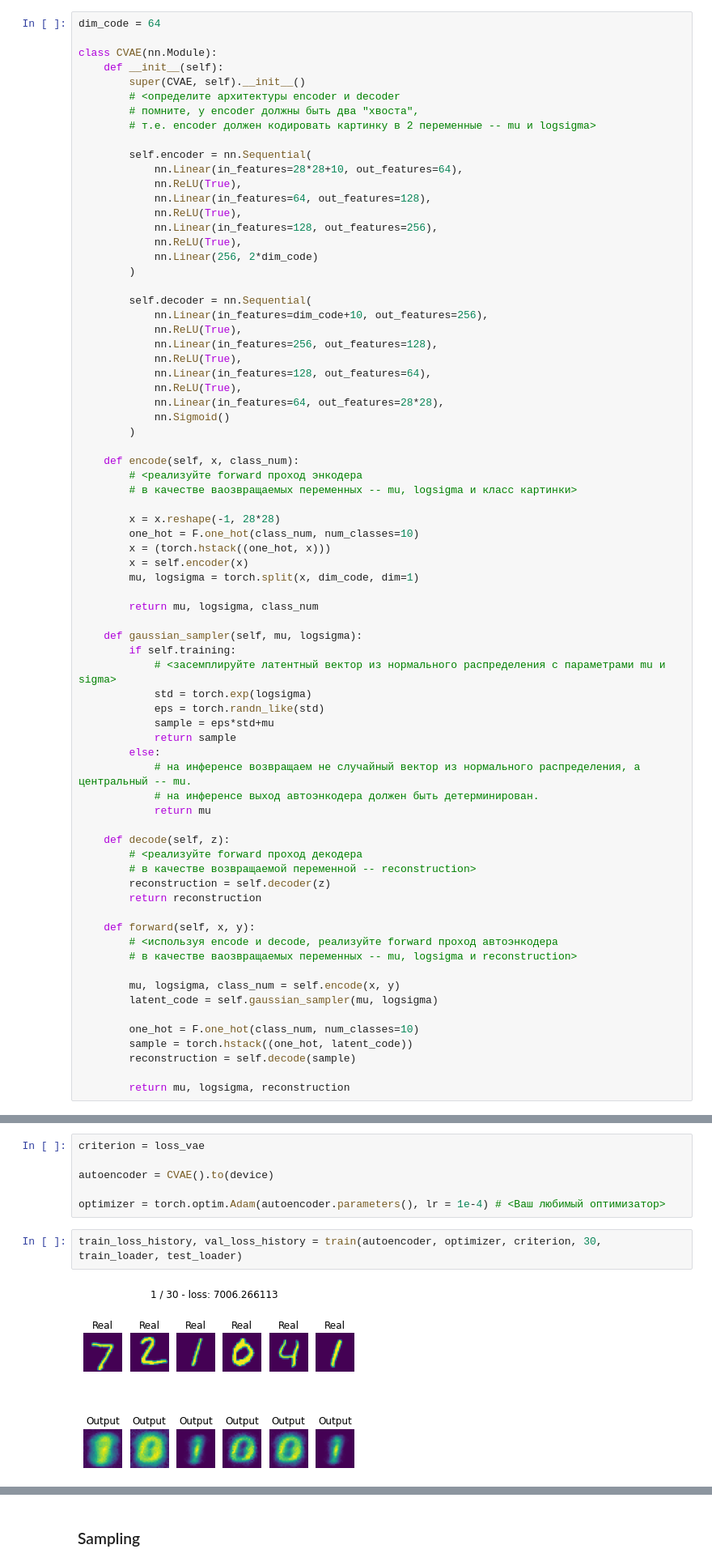
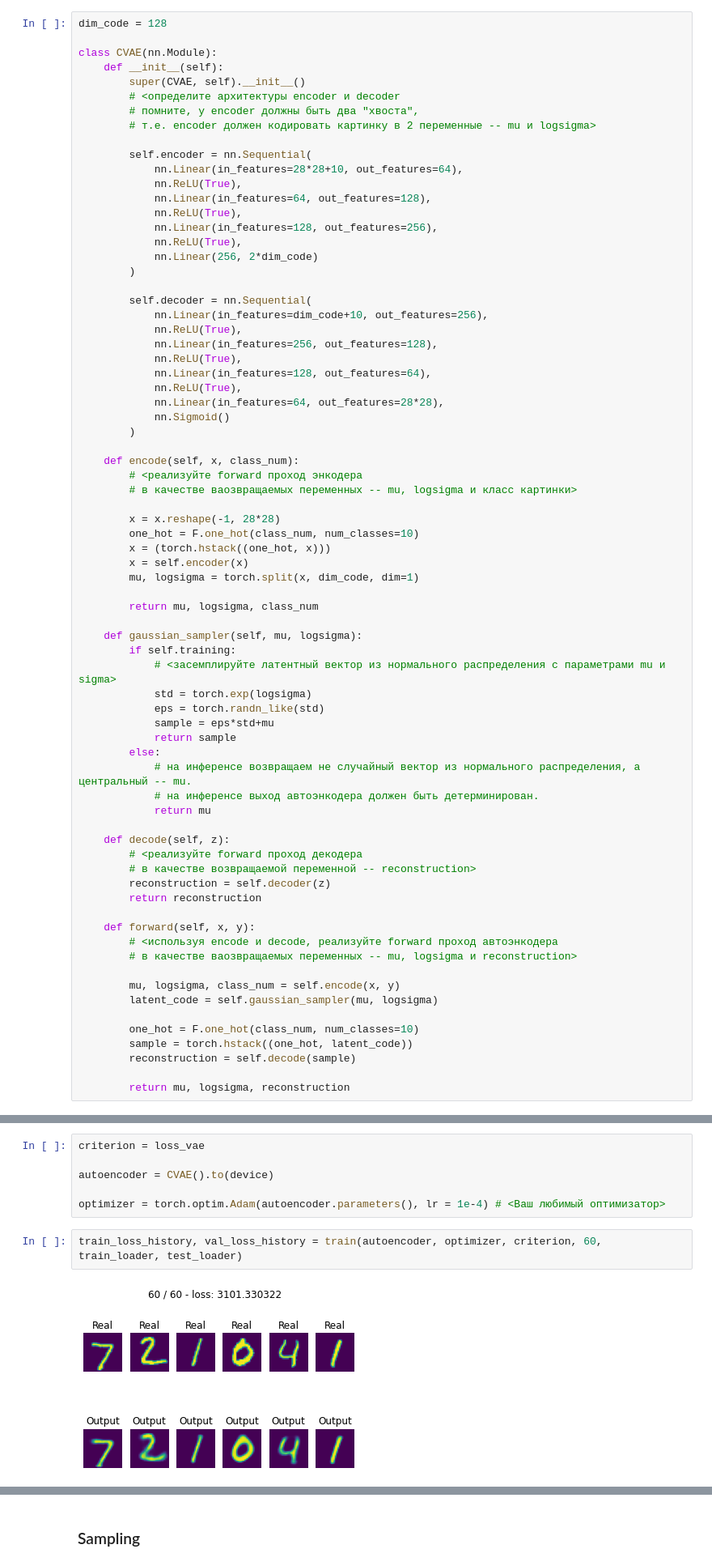
Before and after one commit to protaxY/DLS, a Jupyter notebook: [hw]autoencoders.ipynb, the cells around one changed output, grey strips where cells are left out. Shown at 81% size. Drawn from its saved outputs; the diff is of its cells as text.

```diff
--- a/[hw]autoencoders.ipynb
+++ b/[hw]autoencoders.ipynb
@@ -732,7 +732,7 @@ __Congrats v2.0!__
 # %% [markdown]
 P.S. Также можно передавать класс картинки не только в первый слой, но и в каждый слой сети. То есть на каждом слое конкатенировать выход из предыдущего слоя и информацию о классе.
 # %%
-dim_code = 64
+dim_code = 128
 
 class CVAE(nn.Module):
     def __init__(self):
@@ -884,6 +884,6 @@ autoencoder = CVAE().to(device)
 
 optimizer = torch.optim.Adam(autoencoder.parameters(), lr = 1e-4) # <Ваш любимый оптимизатор>
 # %%
-train_loss_history, val_loss_history = train(autoencoder, optimizer, criterion, 30, train_loader, test_loader)
+train_loss_history, val_loss_history = train(autoencoder, optimizer, criterion, 60, train_loader, test_loader)
 # %% [output]
-[figure, old version]
+[figure, new version]
```
Also changed, not shown: parts of 11 cells of this notebook.
